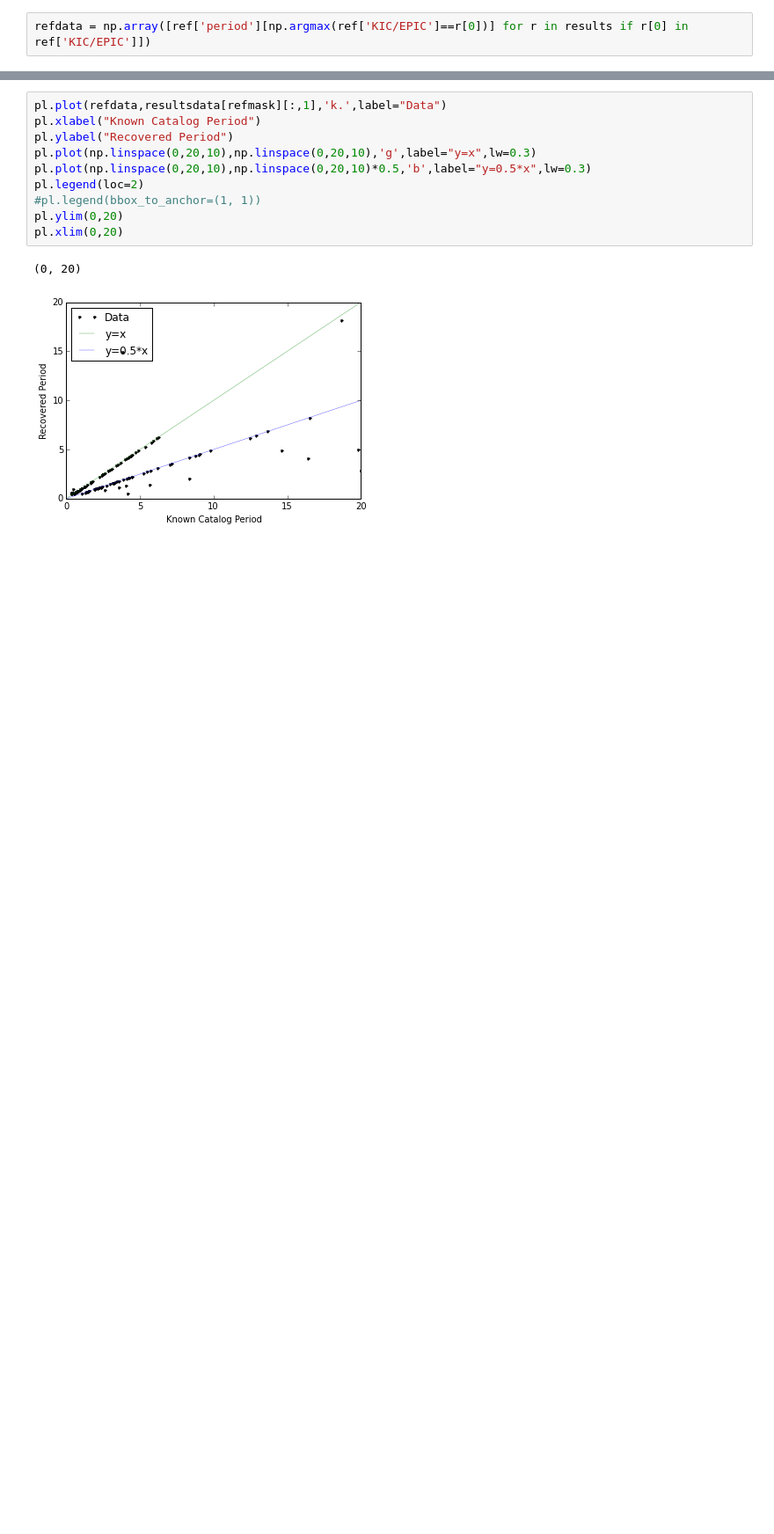
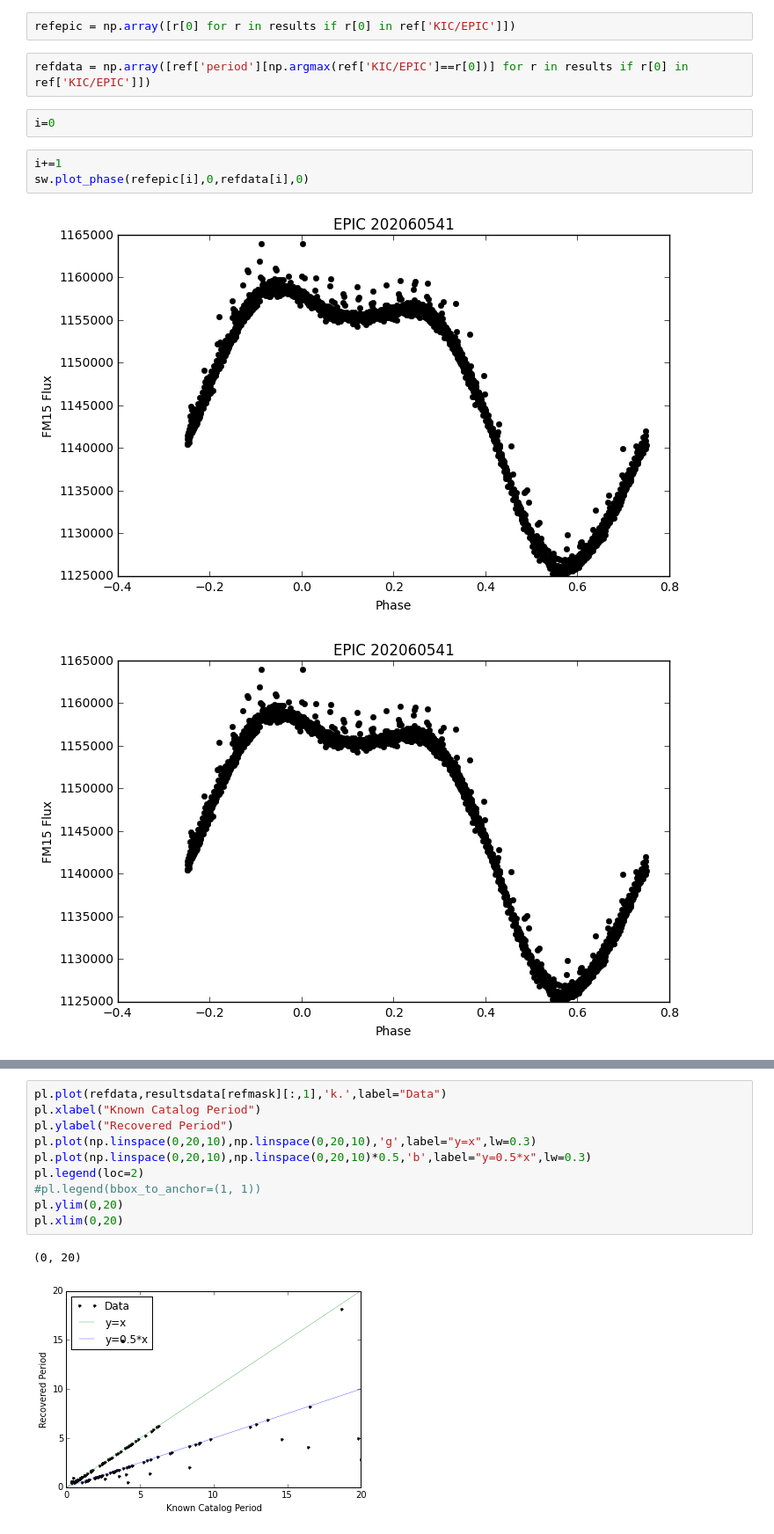
Before and after one commit to jmbhughes/swarced, a Jupyter notebook: find_eb.ipynb, the cells around one changed output, grey strips where cells are left out. Shown: that part at 88% size. Drawn from its saved outputs; the diff is of its cells as text; blank space fills up the shorter version.

```diff
--- a/find_eb.ipynb
+++ b/find_eb.ipynb
@@ -47,5 +47,15 @@ end = time.time()
 refmask = np.array([r[0] in ref['KIC/EPIC'] for r in results])
 # %%
 resultsdata = np.array([r[1] for r in results])
+# %%
+refepic = np.array([r[0] for r in results if r[0] in ref['KIC/EPIC']])
 # %%
 refdata = np.array([ref['period'][np.argmax(ref['KIC/EPIC']==r[0])] for r in results if r[0] in ref['KIC/EPIC']])
+# %%
+i=0
+# %%
+i+=1
+sw.plot_phase(refepic[i],0,refdata[i],0)
+# %% [output]
+[figure, added]
+[figure, added]
```
Also changed, not shown: parts of 21 cells of this notebook, 1 other file.
